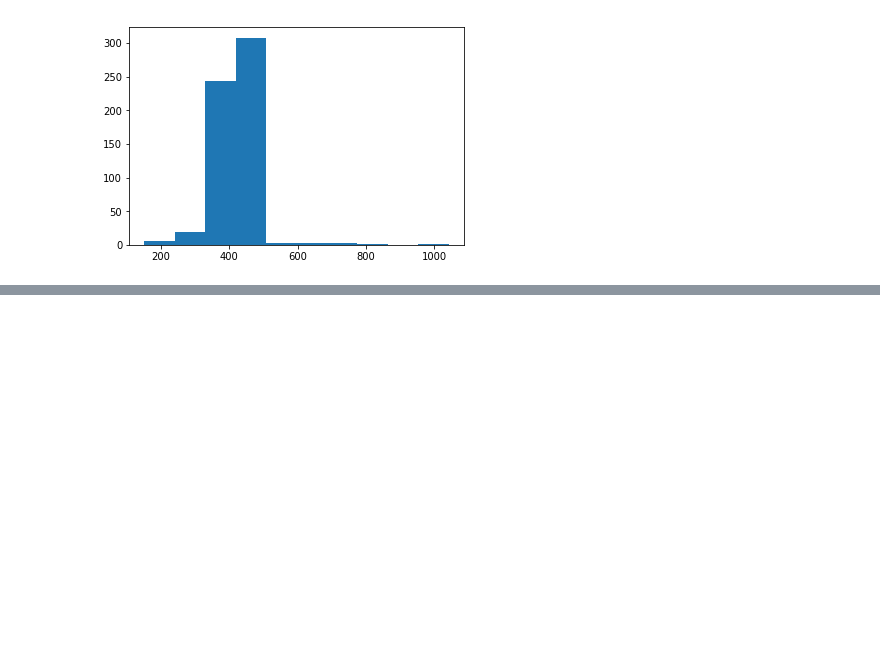
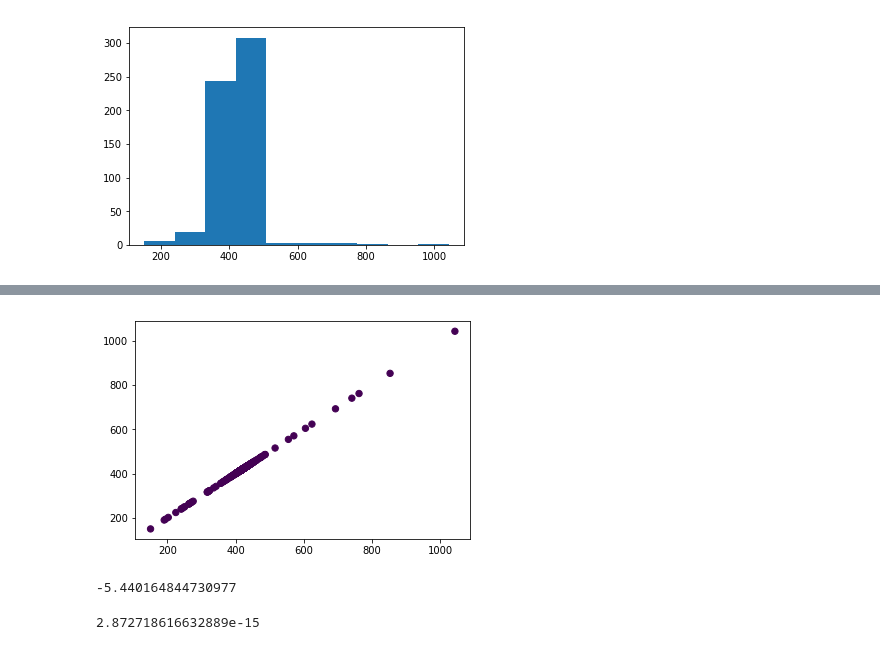
Before and after one commit to kolchinski/1000_PCR_analysis, a Jupyter notebook: analysis.ipynb, the cells around one changed output, grey strips where cells are left out. Drawn from its saved outputs; the diff is of its cells as text; code cells hidden in the pictures; blank space fills up the shorter version.

```diff
--- a/analysis.ipynb
+++ b/analysis.ipynb
@@ -77,0 +57,20 @@ get_ipython().run_line_magic('save', 'mysession 1-99999')
+# %%
+plt.scatter(x, x, c=one_cluster_labels, s=40, cmap='viridis')
+plt.show()
+print(one_cluster_gmm.score(x.reshape(-1,1)))
+# %% [output]
+[figure, added]
+-5.440164844730977
+# %%
+log_prob1 = one_cluster_gmm.score(x.reshape(-1,1))
+log_prob2 = two_cluster_gmm.score(x.reshape(-1,1))
+
+lambda1 = log_prob1*len(x)
+lambda2 = log_prob2*len(x)
+
+diff = lambda1-lambda2
+chisq = diff*-2
+
+stats.chi2.pdf(chisq,3)
+# %% [output]
+2.872718616632889e-15
```
Also changed, not shown: parts of 9 cells of this notebook.
